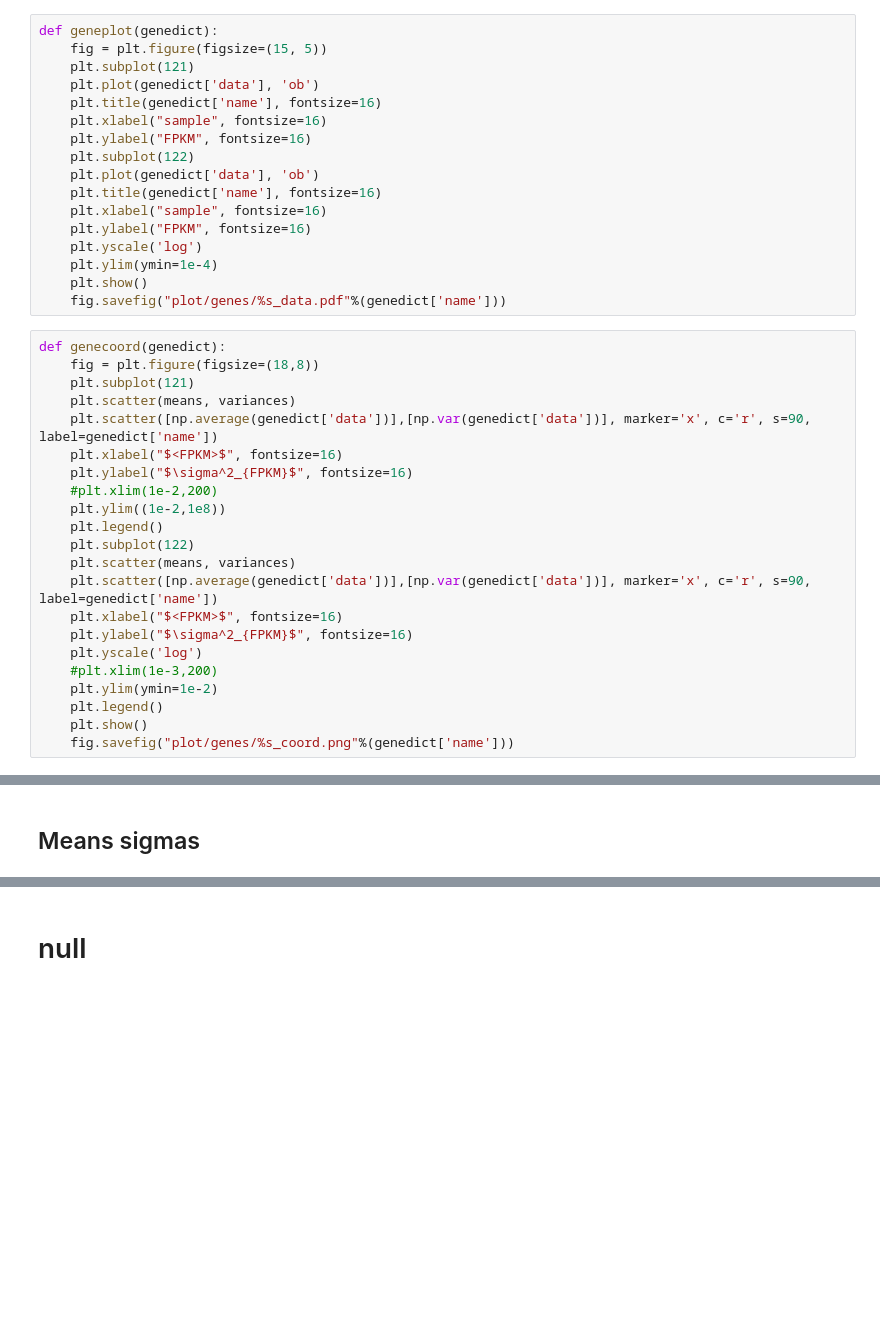
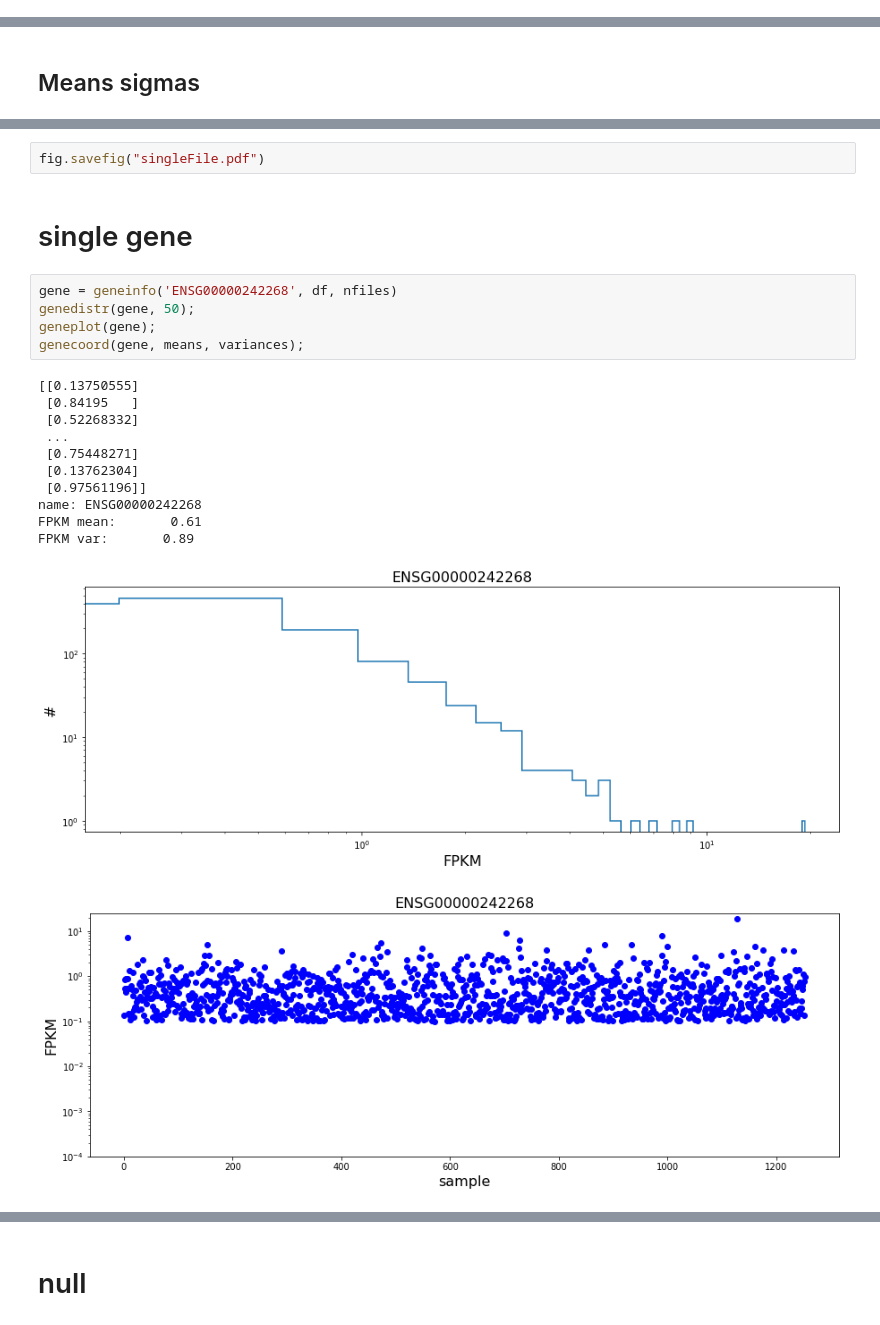
Before and after one commit to fvalle1/master_thesis, a Jupyter notebook: TableAnalyzer.ipynb, the cells around one changed output, grey strips where cells are left out. Cells and saved outputs as stored; diff of their text form; blank space fills up the shorter version.

Commit message:
separate pc and plot with thresholds

```diff
--- a/TableAnalyzer.ipynb
+++ b/TableAnalyzer.ipynb
@@ -141,39 +55,0 @@ def genedistr(genedict, bins = 50):
-# %%
-def geneplot(genedict):
-    fig = plt.figure(figsize=(15, 5))
-    plt.subplot(121)
-    plt.plot(genedict['data'], 'ob')
-    plt.title(genedict['name'], fontsize=16)
-    plt.xlabel("sample", fontsize=16)
-    plt.ylabel("FPKM", fontsize=16)
-    plt.subplot(122)
-    plt.plot(genedict['data'], 'ob')
-    plt.title(genedict['name'], fontsize=16)
-    plt.xlabel("sample", fontsize=16)
-    plt.ylabel("FPKM", fontsize=16)
-    plt.yscale('log')
-    plt.ylim(ymin=1e-4)
-    plt.show()
-    fig.savefig("plot/genes/%s_data.pdf"%(genedict['name']))
-# %%
-def genecoord(genedict):
-    fig = plt.figure(figsize=(18,8))
-    plt.subplot(121)
-    plt.scatter(means, variances)
-    plt.scatter([np.average(genedict['data'])],[np.var(genedict['data'])], marker='x', c='r', s=90, label=genedict['name'])
-    plt.xlabel("$<FPKM>$", fontsize=16)
-    plt.ylabel("$\sigma^2_{FPKM}$", fontsize=16)
-    #plt.xlim(1e-2,200)
-    plt.ylim((1e-2,1e8))
-    plt.legend()
-    plt.subplot(122)
-    plt.scatter(means, variances)
-    plt.scatter([np.average(genedict['data'])],[np.var(genedict['data'])], marker='x', c='r', s=90, label=genedict['name'])
-    plt.xlabel("$<FPKM>$", fontsize=16)
-    plt.ylabel("$\sigma^2_{FPKM}$", fontsize=16)
-    plt.yscale('log')
-    #plt.xlim(1e-3,200)
-    plt.ylim(ymin=1e-2)
-    plt.legend()
-    plt.show()
-    fig.savefig("plot/genes/%s_coord.png"%(genedict['name']))
@@ -442,0 +139,22 @@ fig.savefig("var_distr.pdf")
+# %%
+fig.savefig("singleFile.pdf")
+# %% [markdown]
+# single gene
+# %%
+gene = geneinfo('ENSG00000242268', df, nfiles)
+genedistr(gene, 50);
+geneplot(gene);
+genecoord(gene, means, variances);
+# %% [output]
+[[0.13750555]
+ [0.84195   ]
+ [0.52268332]
+ ...
+ [0.75448271]
+ [0.13762304]
+ [0.97561196]]
+name: ENSG00000242268
+FPKM mean:       0.61
+FPKM var:       0.89
+[figure, added]
+[figure, added]
```
Also changed, not shown: parts of 69 cells of this notebook, 18 other files.
